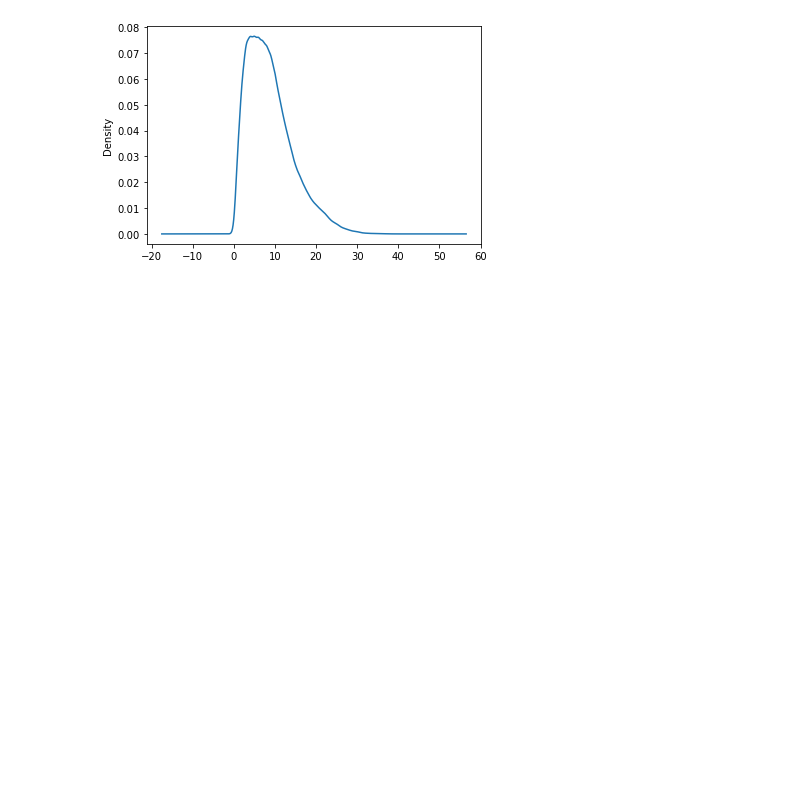
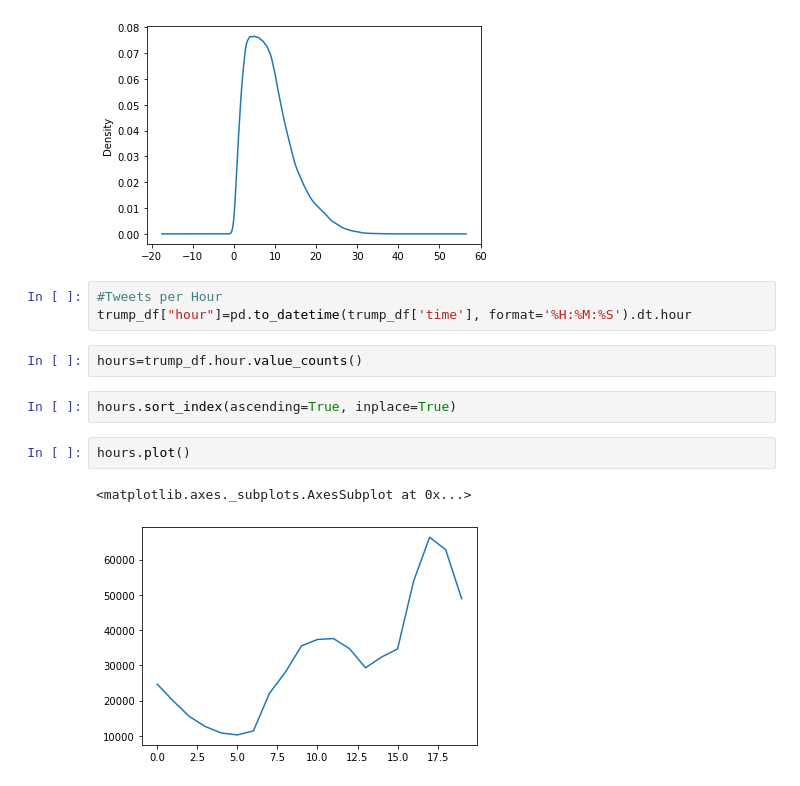
Before and after one commit to mattdillham/Final-Project, a Jupyter notebook: Trump ETL.ipynb, the cells around one changed output. Drawn from its saved outputs; the diff is of its cells as text; blank space fills up the shorter version.

```diff
--- a/Trump ETL.ipynb
+++ b/Trump ETL.ipynb
@@ -115,3 +114,15 @@ tweet_time.plot.density()
 # %% [output]
 <matplotlib.axes._subplots.AxesSubplot at 0x...>
 [figure]
+# %%
+#Tweets per Hour
+trump_df["hour"]=pd.to_datetime(trump_df['time'], format='%H:%M:%S').dt.hour
+# %%
+hours=trump_df.hour.value_counts()
+# %%
+hours.sort_index(ascending=True, inplace=True)
+# %%
+hours.plot()
+# %% [output]
+<matplotlib.axes._subplots.AxesSubplot at 0x...>
+[figure, added]
```
Also changed, not shown: parts of 11 cells of this notebook, 3 other files.
